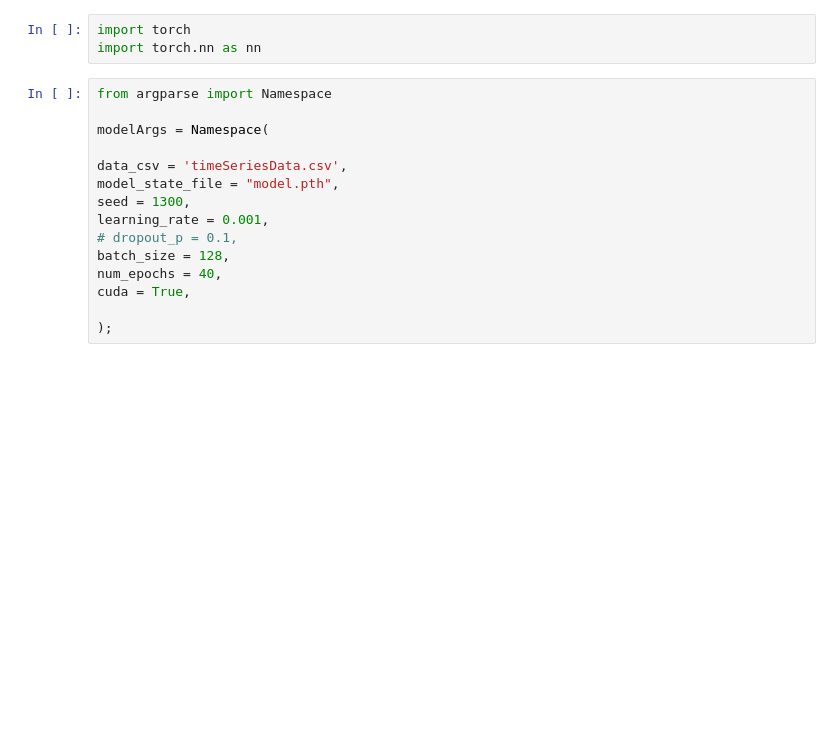
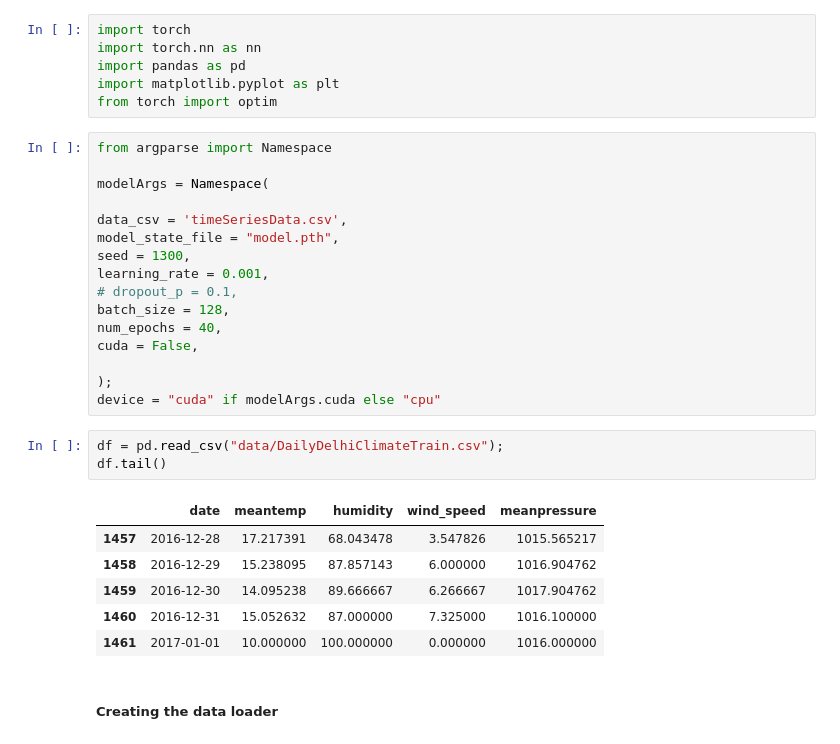
Before and after one commit to abderraouf-000/Time-Series-RNN, a Jupyter notebook: Main.ipynb, the cells around one changed output. Saved outputs shown, nothing was run; the diff lists cells and outputs as text; blank space fills up the shorter version.

Commit message:
Creating Data loader

```diff
--- a/Main.ipynb
+++ b/Main.ipynb
@@ -1,6 +1,9 @@
 # %%
 import torch
 import torch.nn as nn
+import pandas as pd
+import matplotlib.pyplot as plt
+from torch import optim
 # %%
 from argparse import Namespace
 
@@ -13,6 +16,19 @@ learning_rate = 0.001,
 # dropout_p = 0.1,
 batch_size = 128,
 num_epochs = 40,
-cuda = True,
+cuda = False,
 
 );
+device = "cuda" if modelArgs.cuda else "cpu"
+# %%
+df = pd.read_csv("data/DailyDelhiClimateTrain.csv");
+df.tail()
+# %% [output]
+|  | date | meantemp | humidity | wind_speed | meanpressure |
+| 1457 | 2016-12-28 | 17.217391 | 68.043478 | 3.547826 | 1015.565217 |
+| 1458 | 2016-12-29 | 15.238095 | 87.857143 | 6.000000 | 1016.904762 |
+| 1459 | 2016-12-30 | 14.095238 | 89.666667 | 6.266667 | 1017.904762 |
+| 1460 | 2016-12-31 | 15.052632 | 87.000000 | 7.325000 | 1016.100000 |
+| 1461 | 2017-01-01 | 10.000000 | 100.000000 | 0.000000 | 1016.000000 |
+# %% [markdown]
+##### Creating the data loader #####
```
Also changed, not shown: parts of 5 cells of this notebook, 2 other files.
